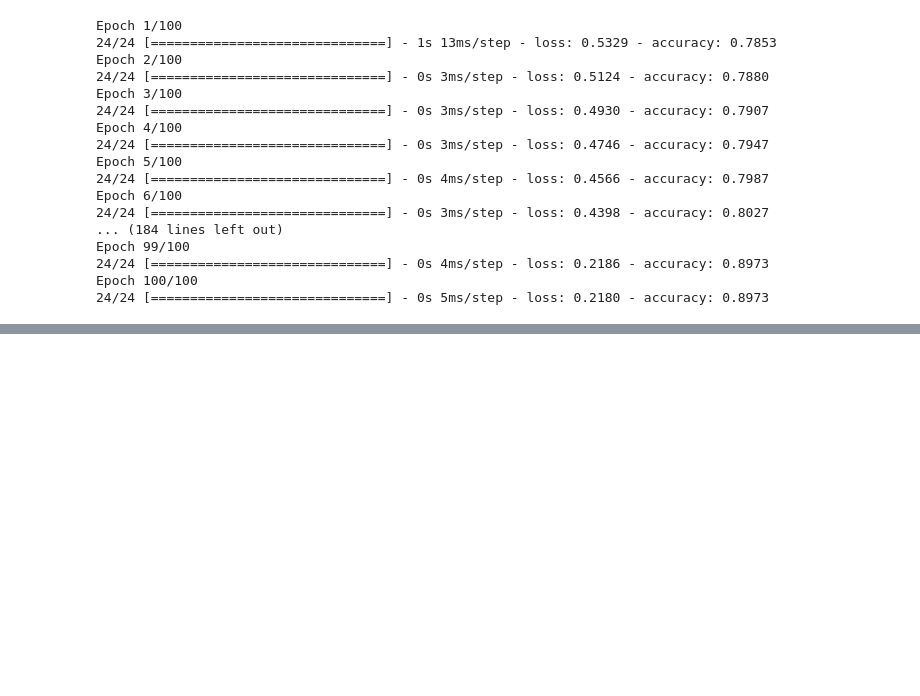
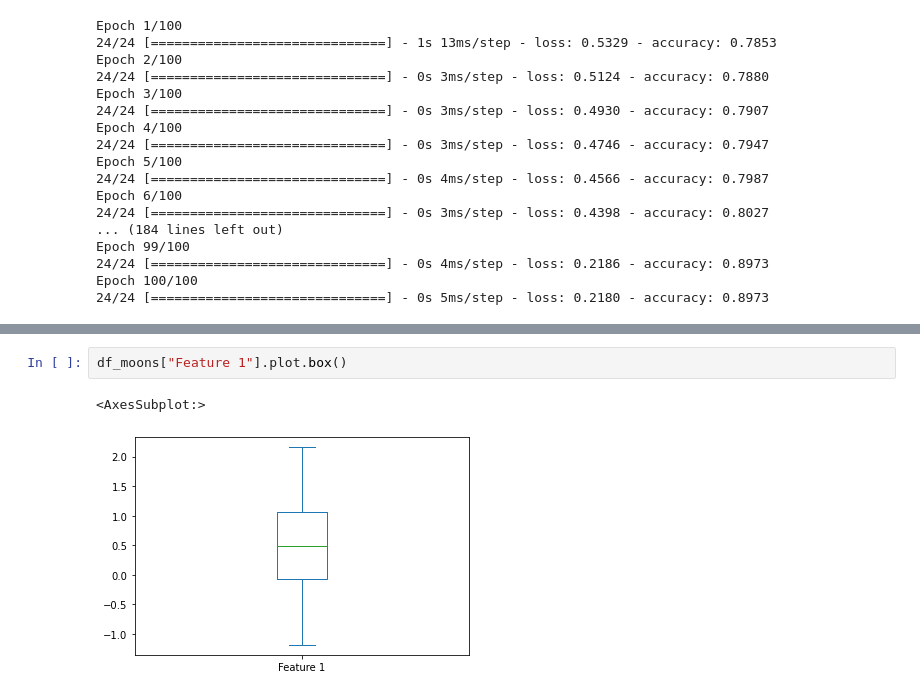
Before and after one commit to david-garza/Neural_Network_Charity_Analysis, a Jupyter notebook: basic_neural_network.ipynb, the cells around one changed output, grey strips where cells are left out. Cells and saved outputs as stored; diff of their text form; blank space fills up the shorter version.

```diff
--- a/basic_neural_network.ipynb
+++ b/basic_neural_network.ipynb
@@ -232,0 +244,5 @@ Epoch 100/100
+# %%
+df_moons["Feature 1"].plot.box()
+# %% [output]
+<AxesSubplot:>
+[figure, added]
```
Also changed, not shown: parts of 3 cells of this notebook.
